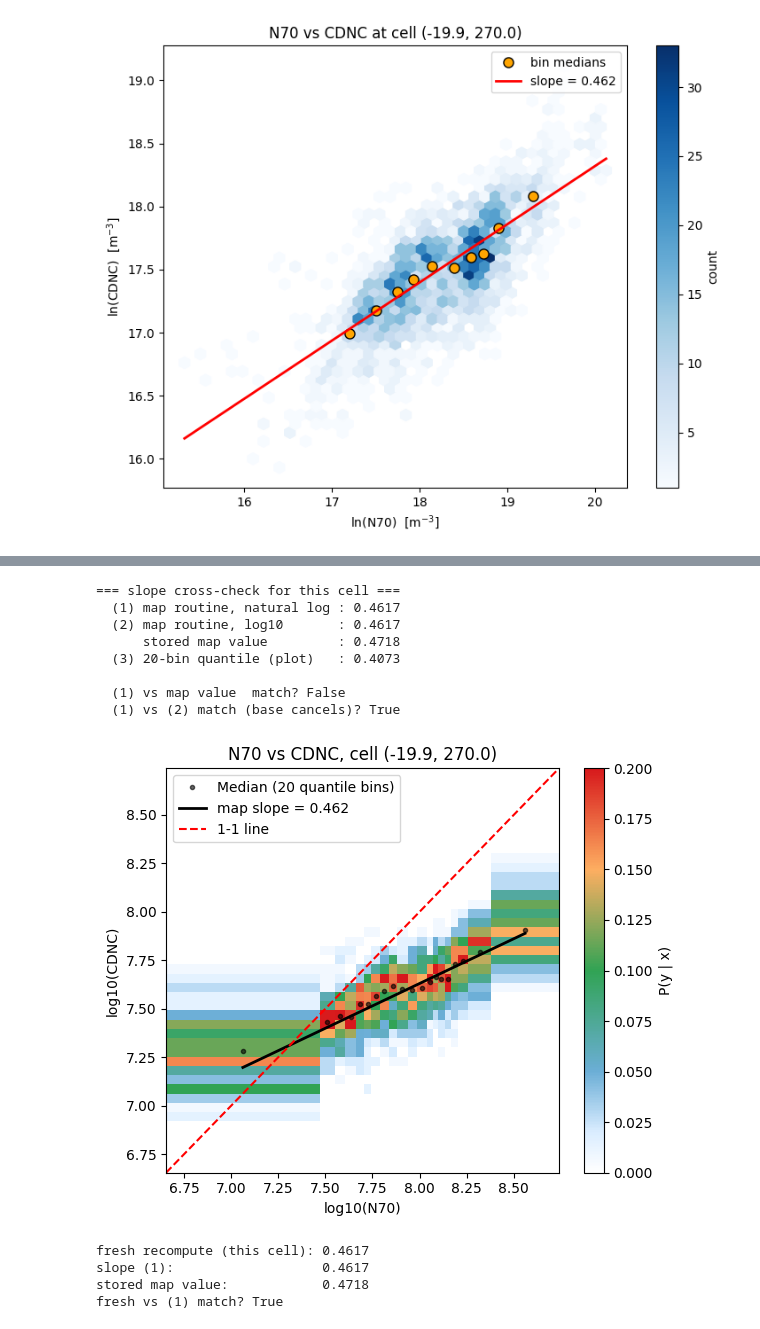
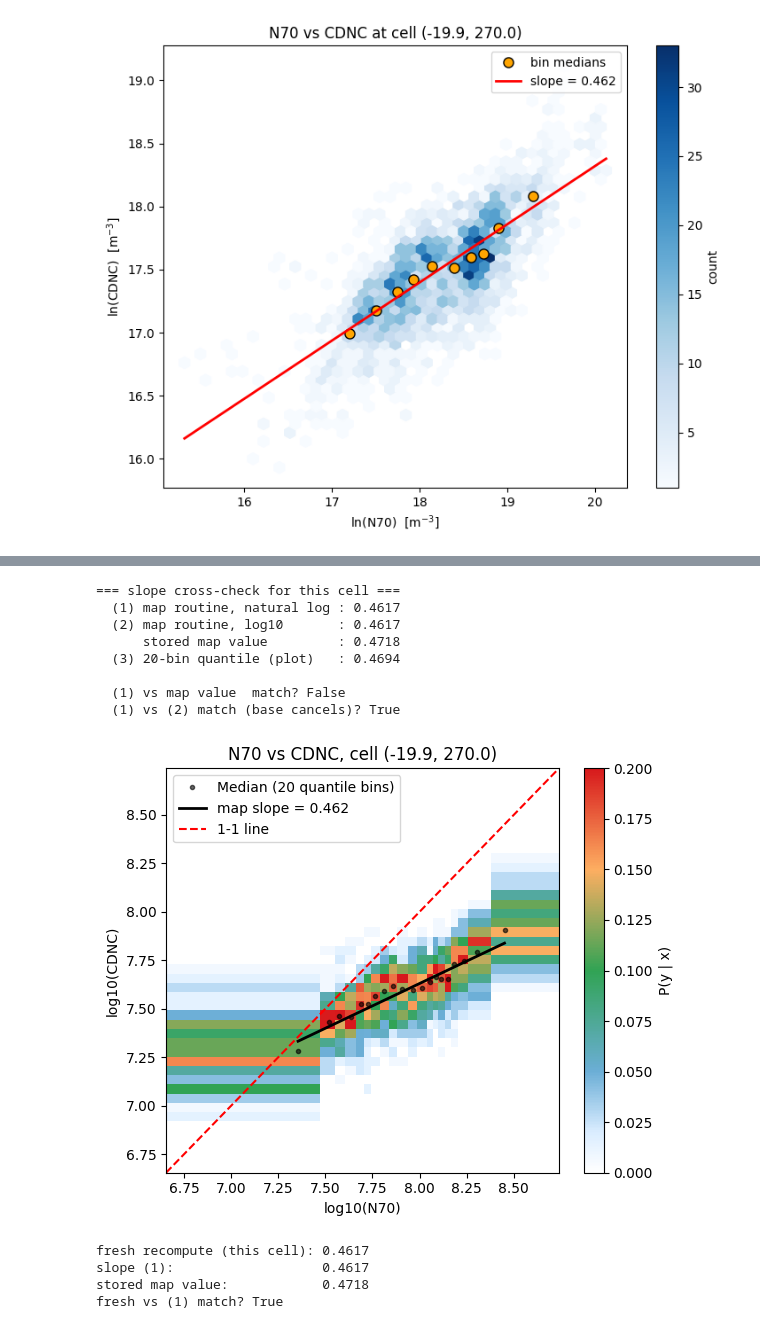
Before and after one commit to peter-churchill/PhD-Susceptibility, a Jupyter notebook: PhD/Cloud_Base.ipynb, the cells around one changed output, grey strips where cells are left out. Cells and saved outputs as stored; diff of their text form; code cells hidden in the pictures.

```diff
--- a/PhD/Cloud_Base.ipynb
+++ b/PhD/Cloud_Base.ipynb
@@ -1034,15 +1039,19 @@ H_norm = H / H.sum(axis=1, keepdims=True)      # P(y | x): normalize per x-bin
 H_norm = np.nan_to_num(H_norm)
 
 # --- median per x-bin ---
-x_centers = 0.5 * (xbins[:-1] + xbins[1:])
+x_median = np.full(n_bins, np.nan)
 y_median = np.full(n_bins, np.nan)
 for i in range(n_bins):
-    mb = (x >= xbins[i]) & (x < xbins[i+1])
-    if np.any(mb):
+    mb = (x >= xbins[i]) & (x < xbins[i + 1])
+    if i == n_bins - 1:                      # include right edge in last bin
+        mb = (x >= xbins[i]) & (x <= xbins[i + 1])
+    if mb.sum() >= 1:
+        x_median[i] = np.median(x[mb])       # <-- x median per bin
         y_median[i] = np.median(y[mb])
 
-valid = np.isfinite(y_median)
-x_fit, y_fit = x_centers[valid], y_median[valid]
+valid = np.isfinite(x_median) & np.isfinite(y_median)
+x_fit, y_fit = x_median[valid], y_median[valid]
+
 
 # --- binned-median slope (susceptibility) for cross-check ---
 slope, intercept = np.polyfit(x_fit, y_fit, 1)
@@ -1128,14 +1137,17 @@ map_value     = float(suscept['N70'][ia, ib])
 x, y = x10, y10
 n_bins = 20
 xbins = np.quantile(x, np.linspace(0, 1, n_bins + 1))
-x_centers = 0.5 * (xbins[:-1] + xbins[1:])
 y_median = np.full(n_bins, np.nan)
+x_median = np.full(n_bins, np.nan)
+
 for i in range(n_bins):
     mb = (x >= xbins[i]) & (x < xbins[i+1])
     if np.any(mb):
         y_median[i] = np.median(y[mb])
+        x_median[i] = np.median(x[mb])
+
 valid = np.isfinite(y_median)
-x_fit, y_fit = x_centers[valid], y_median[valid]
+x_fit, y_fit = x_median[valid], y_median[valid]
 slope_q20, intercept_q20 = np.polyfit(x_fit, y_fit, 1)
 
 print("=== slope cross-check for this cell ===")
@@ -1162,35 +1174,35 @@ cmap = LinearSegmentedColormap.from_list(
     [(0.0, "#ffffff"), (0.1, "#d9ecff"), (0.25, "#6baed6"),
      (0.5, "#31a354"), (0.75, "#fdae61"), (1.0, "#d7191c")]
 )
 
 plt.figure(figsize=(6, 5))
 plt.pcolormesh(xedges, yedges, H_norm.T, cmap=cmap, shading='auto', vmin=0, vmax=0.2)
 plt.plot(x_fit, y_fit, 'k.', alpha=0.6, label='Median (20 quantile bins)')
 
 # the map's actual slope line (log10), anchored at the data's log10 means
 xm, ym = x.mean(), y.mean()
 xline = np.linspace(x_fit.min(), x_fit.max(), 100)
 plt.plot(xline, slope_map_l10 * (xline - xm) + ym, 'k-', lw=2,
          label=f'map slope = {slope_map_l10:.3f}')
 
 plt.plot([Graph_min, Graph_max], [Graph_min, Graph_max], ls='--', c='red', label='1-1 line')
 plt.xlim([Graph_min, Graph_max]); plt.ylim([Graph_min, Graph_max])
 plt.colorbar(label='P(y | x)')
 plt.xlabel('log10(N70)'); plt.ylabel('log10(CDNC)')
 plt.title(f'N70 vs CDNC, cell ({float(CDNC_CB["lat"][ia]):.1f}, '
           f'{float(CDNC_CB["lon"][ib]):.1f})')
 plt.legend()
 plt.tight_layout(); plt.show()
 # %% [output]
 === slope cross-check for this cell ===
   (1) map routine, natural log : 0.4617
   (2) map routine, log10       : 0.4617
       stored map value         : 0.4718
-  (3) 20-bin quantile (plot)   : 0.4073
+  (3) 20-bin quantile (plot)   : 0.4694
 
   (1) vs map value  match? False
   (1) vs (2) match (base cancels)? True
-[figure, old version]
+[figure, new version]
 # %%
 import numpy as np
 
```
Also changed, not shown: parts of 5 cells of this notebook, 5 other files.
